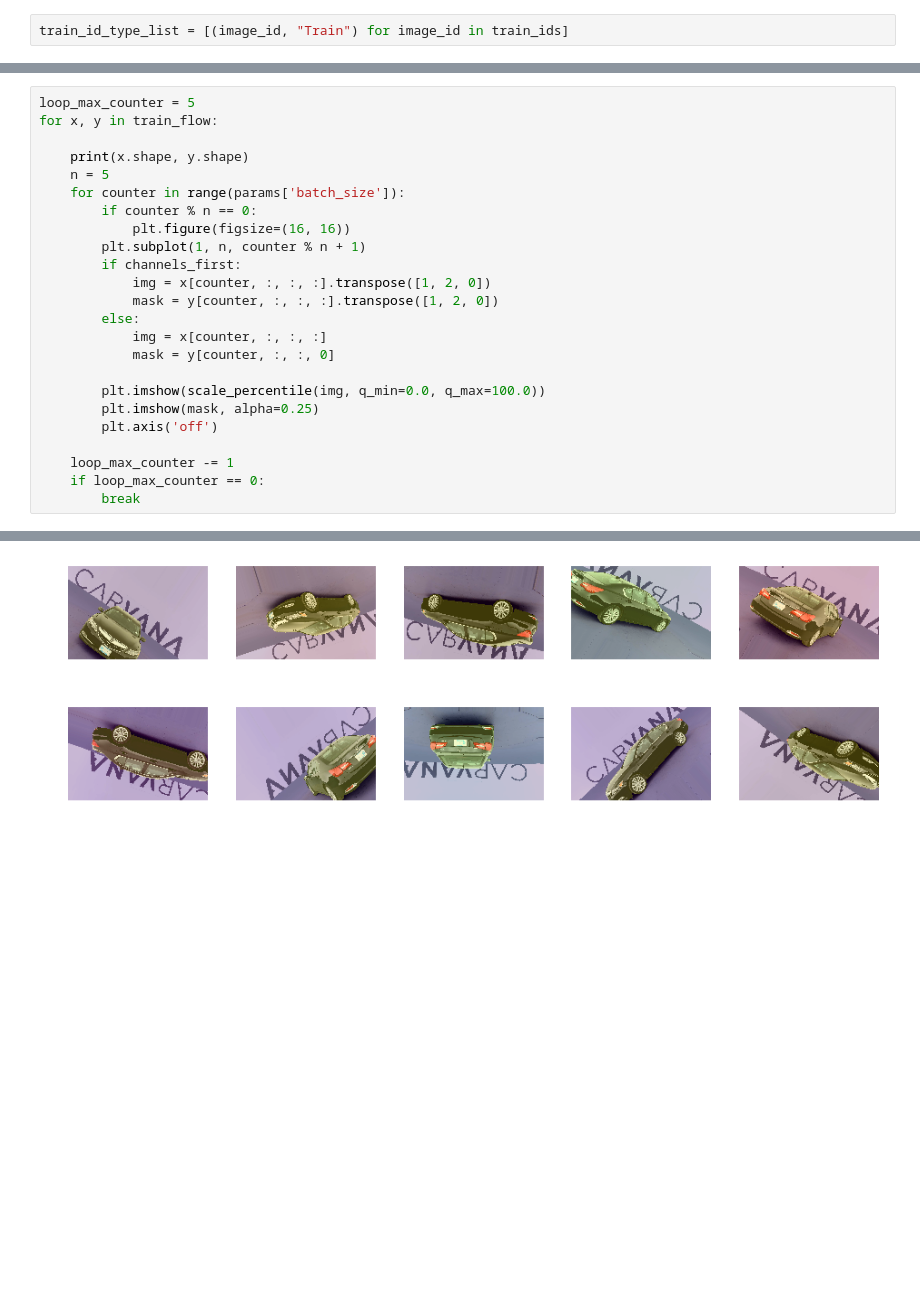
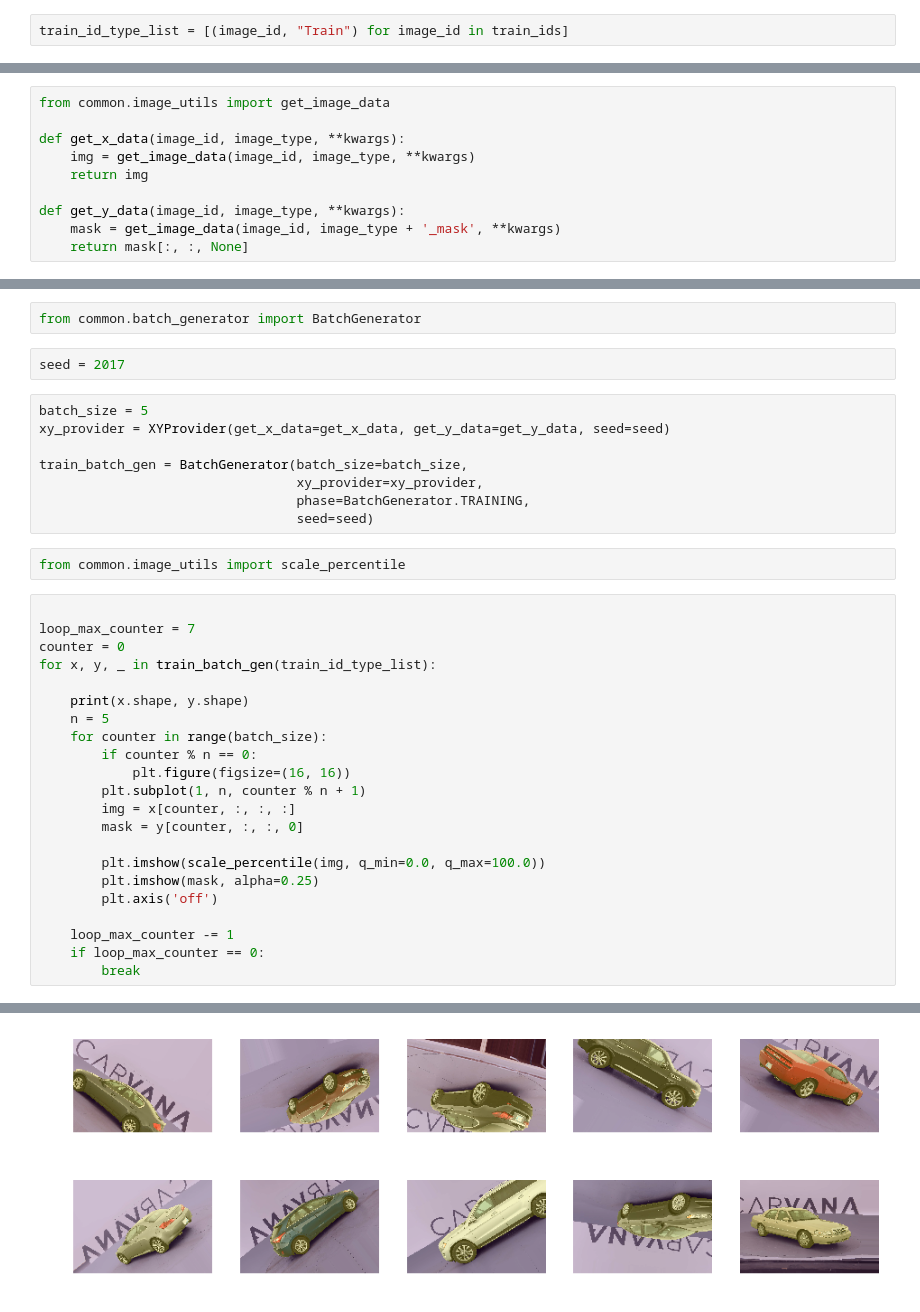
Before and after one commit to vfdev-5/CarvanaImageMasking, a Jupyter notebook: notebooks/data_augmentation_checkup.ipynb, the cells around one changed output, grey strips where cells are left out. Saved outputs shown, nothing was run; the diff lists cells and outputs as text; blank space fills up the shorter version.

```diff
--- a/notebooks/data_augmentation_checkup.ipynb
+++ b/notebooks/data_augmentation_checkup.ipynb
@@ -52,0 +34,10 @@ train_gen, train_flow = get_gen_flow(id_type_list=train_id_type_list[:n_limit],
+# %%
+from common.image_utils import get_image_data
+
+def get_x_data(image_id, image_type, **kwargs):
+    img = get_image_data(image_id, image_type, **kwargs)
+    return img
+
+def get_y_data(image_id, image_type, **kwargs):
+    mask = get_image_data(image_id, image_type + '_mask', **kwargs)
+    return mask[:, :, None]
@@ -53,19 +76,31 @@ train_gen, train_flow = get_gen_flow(id_type_list=train_id_type_list[:n_limit],
+# %%
+from common.batch_generator import BatchGenerator
+# %%
+seed = 2017
+# %%
+batch_size = 5
+xy_provider = XYProvider(get_x_data=get_x_data, get_y_data=get_y_data, seed=seed)
+
+train_batch_gen = BatchGenerator(batch_size=batch_size,
+                                 xy_provider=xy_provider,
+                                 phase=BatchGenerator.TRAINING,
+                                 seed=seed)
+# %%
+from common.image_utils import scale_percentile
 # %%
-loop_max_counter = 5
-for x, y in train_flow:
+
+loop_max_counter = 7
+counter = 0
+for x, y, _ in train_batch_gen(train_id_type_list):
 
     print(x.shape, y.shape)
     n = 5
-    for counter in range(params['batch_size']):
+    for counter in range(batch_size):
         if counter % n == 0:
             plt.figure(figsize=(16, 16))
         plt.subplot(1, n, counter % n + 1)
-        if channels_first:
-            img = x[counter, :, :, :].transpose([1, 2, 0])
-            mask = y[counter, :, :, :].transpose([1, 2, 0])
-        else:
-            img = x[counter, :, :, :]
-            mask = y[counter, :, :, 0]
+        img = x[counter, :, :, :]
+        mask = y[counter, :, :, 0]
 
         plt.imshow(scale_percentile(img, q_min=0.0, q_max=100.0))
         plt.imshow(mask, alpha=0.25)
@@ -84,2 +121,2 @@ for x, y in train_flow:
-[figure, old version]
+[figure, new version]
-[figure, old version]
+[figure, new version]
```
Also changed, not shown: parts of 6 cells of this notebook, 10 other files.
